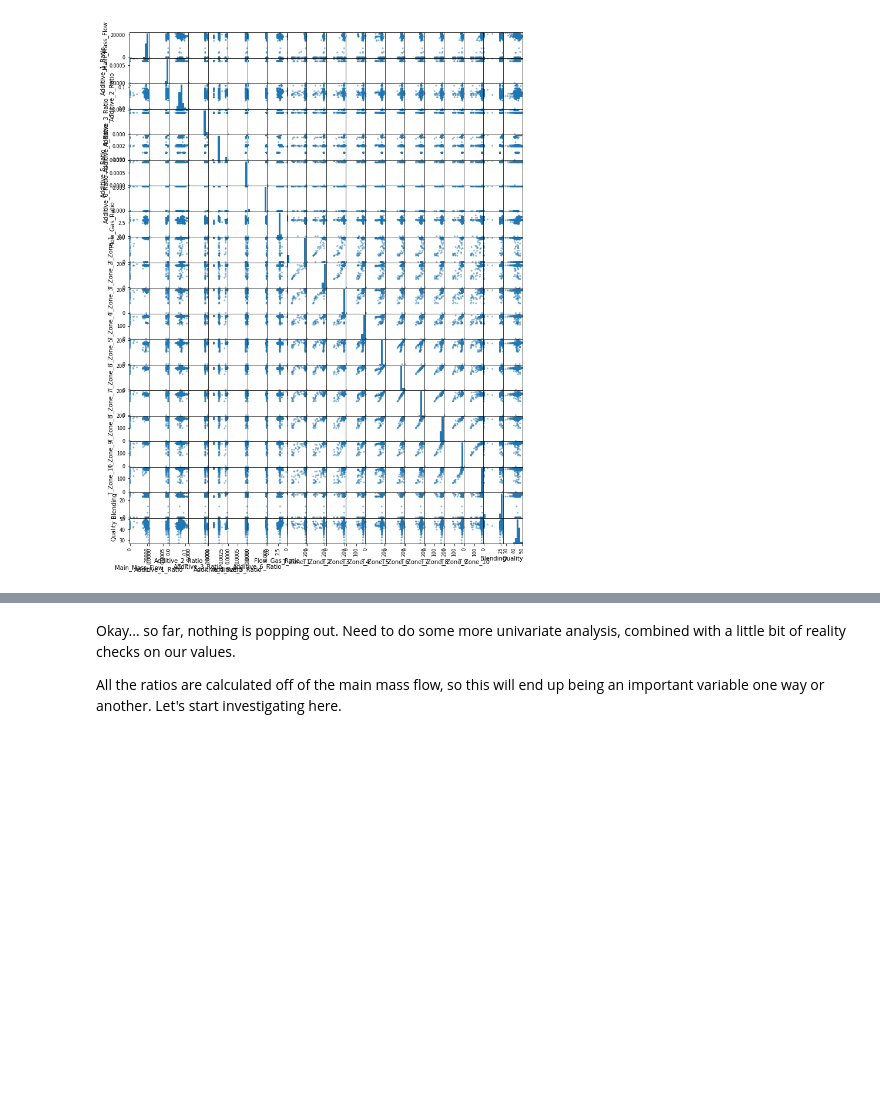
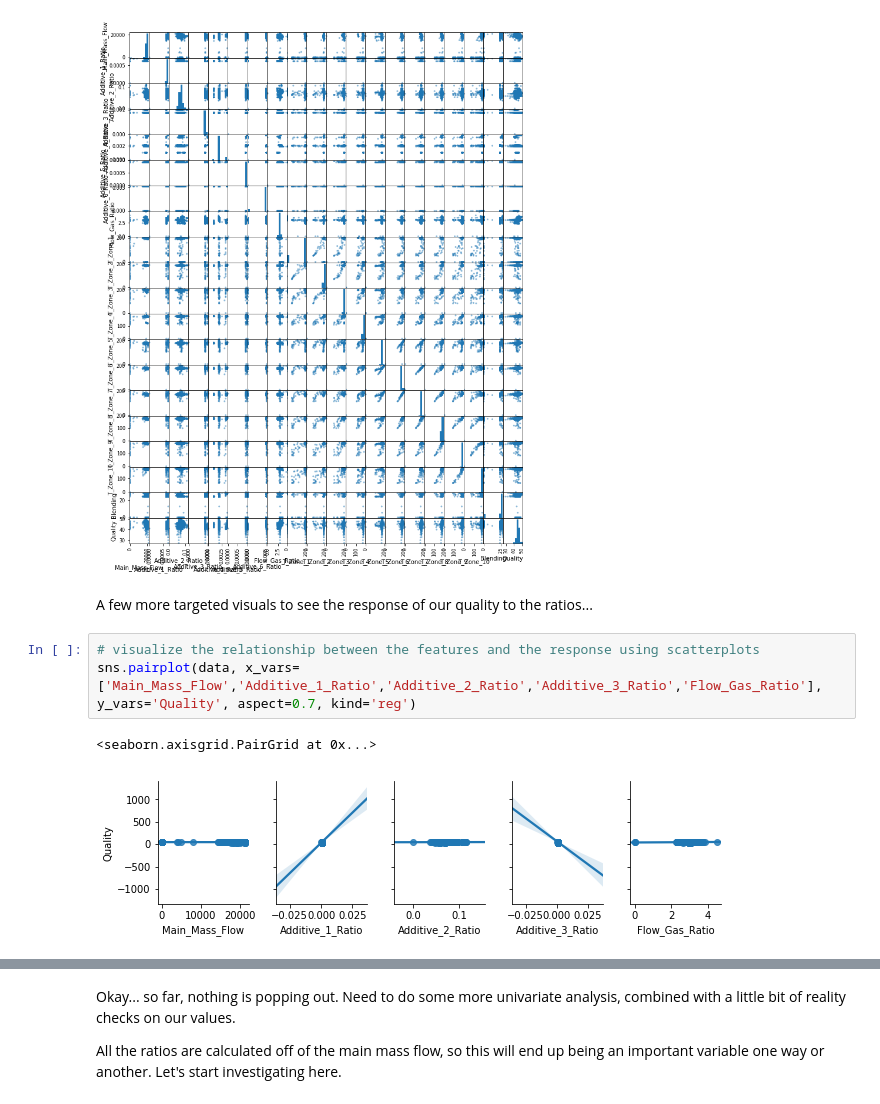
Before and after one commit to boudrejp/w207_supplemental, a Jupyter notebook: final/Initial_exploration/joint_exploration.ipynb, the cells around one changed output, grey strips where cells are left out. Cells and saved outputs as stored; diff of their text form; blank space fills up the shorter version.

Commit message:
added hong visuals

```diff
--- a/final/Initial_exploration/joint_exploration.ipynb
+++ b/final/Initial_exploration/joint_exploration.ipynb
@@ -71,3 +72,11 @@ data.drop(['Pressure'], axis = 1, inplace = True)
 grr = pd.plotting.scatter_matrix(data, figsize = (12,16))
 # %% [output]
 [figure]
+# %% [markdown]
+A few more targeted visuals to see the response of our quality to the ratios...
+# %%
+# visualize the relationship between the features and the response using scatterplots
+sns.pairplot(data, x_vars=['Main_Mass_Flow','Additive_1_Ratio','Additive_2_Ratio','Additive_3_Ratio','Flow_Gas_Ratio'], y_vars='Quality', aspect=0.7, kind='reg')
+# %% [output]
+<seaborn.axisgrid.PairGrid at 0x...>
+[figure, added]
```
Also changed, not shown: parts of 4 cells of this notebook.
